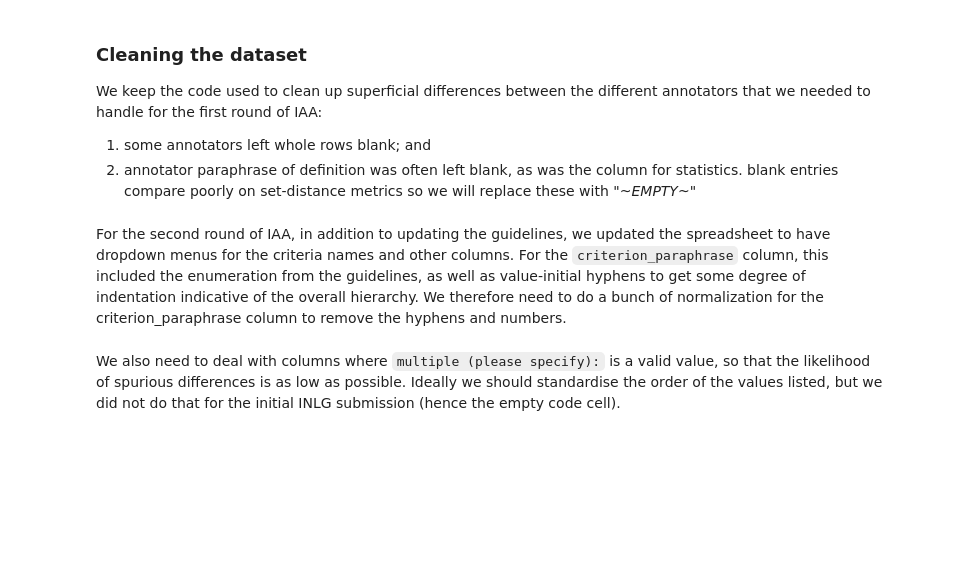
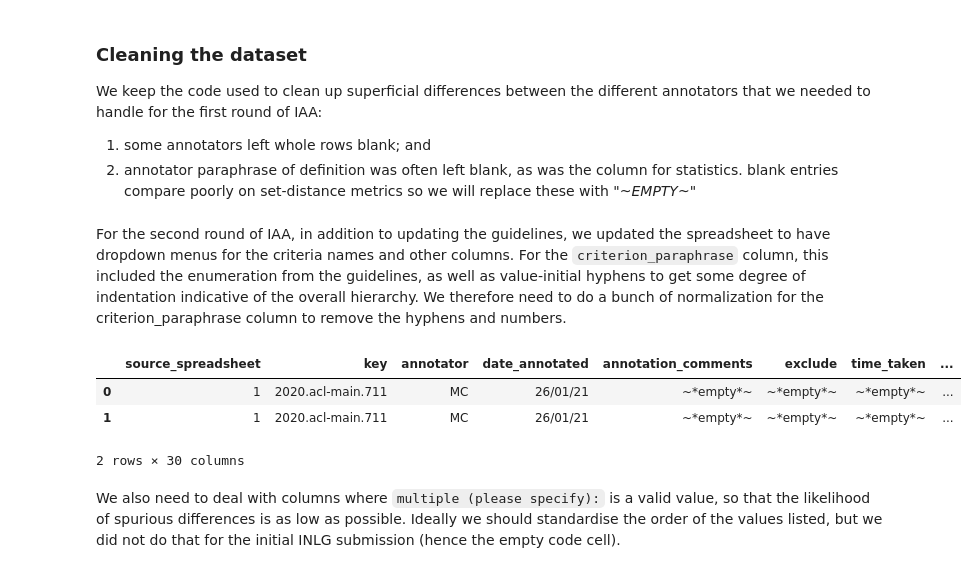
Before and after one commit to nlgknowledge/commonsense, a Jupyter notebook: inter-annotator-agreement/inter-annotator-agreement-v2_single-annotations.ipynb, the cells around one changed output. Cells and saved outputs as stored; diff of their text form; code cells hidden in the pictures; blank space fills up the shorter version.

```diff
--- a/inter-annotator-agreement/inter-annotator-agreement-v2_single-annotations.ipynb
+++ b/inter-annotator-agreement/inter-annotator-agreement-v2_single-annotations.ipynb
@@ -66,6 +70,13 @@ For the `criterion_paraphrase` column, this included the enumeration from the gu
 We therefore need to do a bunch of normalization for the criterion_paraphrase column to remove the hyphens and numbers.
 # %%
 annotation_df['criterion_paraphrase'] = annotation_df['criterion_paraphrase'].str.lower().str.replace("-", "").str.replace("[0123456789a-z\/]+\.", "").str.replace("\s+", " ").str.replace(";", ",").str.strip()
+# %%
+annotation_df.head(2)
+# %% [output]
+|  | source_spreadsheet | key | annotator | date_annotated | annotation_comments | exclude | time_taken | ... |
+| 0 | 1 | 2020.acl-main.711 | MC | 26/01/21 | ~*empty*~ | ~*empty*~ | ~*empty*~ | ... |
+| 1 | 1 | 2020.acl-main.711 | MC | 26/01/21 | ~*empty*~ | ~*empty*~ | ~*empty*~ | ... |
+2 rows × 30 columns
 # %% [markdown]
 We also need to deal with columns where `multiple (please specify):` is a valid value, so that the likelihood of spurious differences is as low as possible.
 Ideally we should standardise the order of the values listed, but we did not do that for the initial INLG submission (hence the empty code cell).
```
Also changed, not shown: parts of 12 cells of this notebook, 2 other files.
